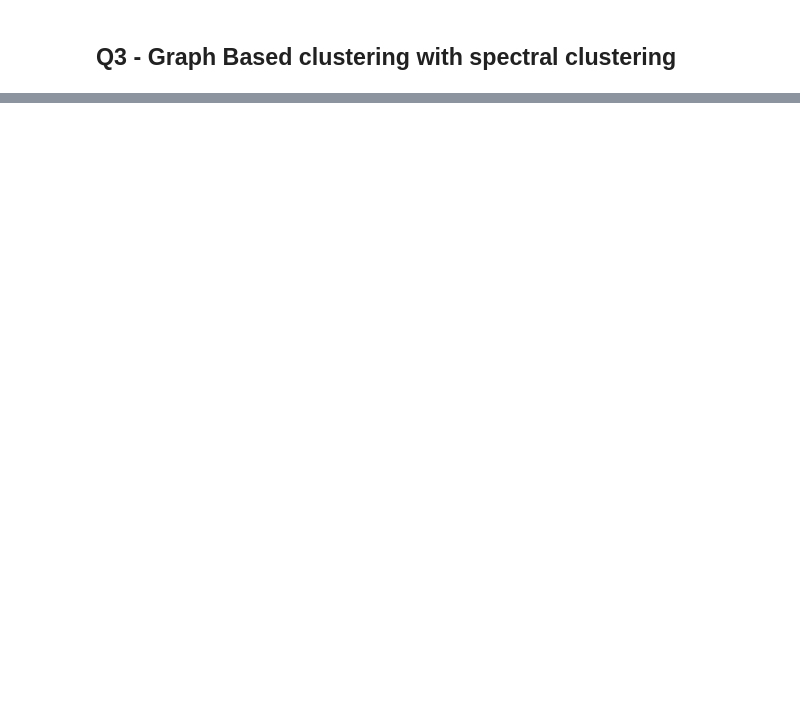
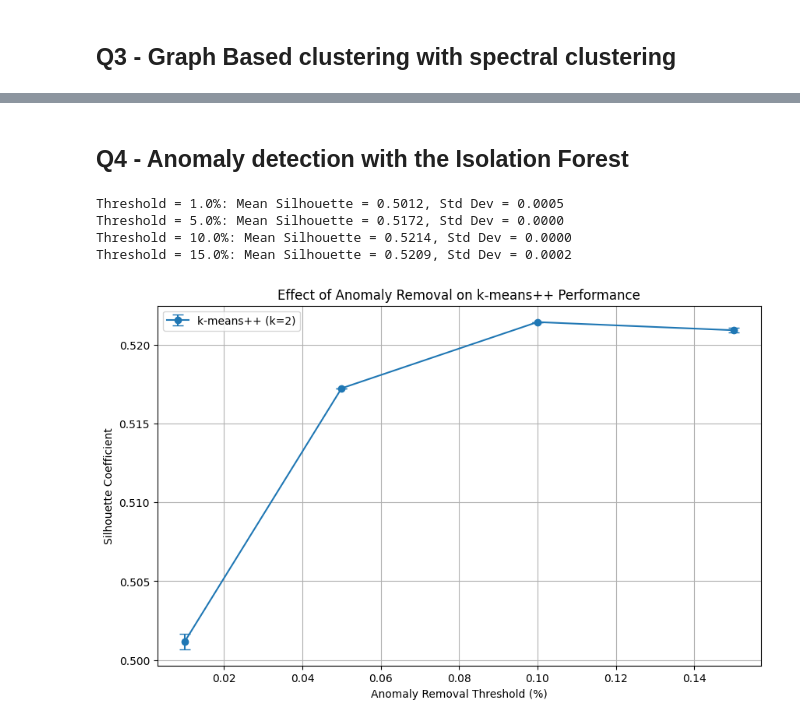
Before and after one commit to REGATTE/DMT_project, a Jupyter notebook: Phase - 2/AshokKumar_DanShay_Phase2_submission.ipynb, the cells around one changed output, grey strips where cells are left out. Cells and saved outputs as stored; diff of their text form; code cells hidden in the pictures; blank space fills up the shorter version.

```diff
--- a/Phase - 2/AshokKumar_DanShay_Phase2_submission.ipynb
+++ b/Phase - 2/AshokKumar_DanShay_Phase2_submission.ipynb
@@ -510,0 +740,2 @@ ValueError: x and y must have same first dimension, but have shapes (5,) and (4,
+# %% [markdown]
+## Q4 - Anomaly detection with the Isolation Forest
@@ -510,0 +850,49 @@ ValueError: x and y must have same first dimension, but have shapes (5,) and (4,
+# %%
+def evaluate_kmeans_with_anomalies(X, thresholds, k=2, init_method='kmeans++', n_runs=10):
+    """
+    Evaluate k-means with k=2 after removing anomalies based on Isolation Forest.
+    """
+    results = []
+    for threshold in thresholds:
+        silhouette_scores = []
+        for _ in range(n_runs):
+            # Remove anomalies
+            scores = compute_anomaly_scores(trees, X, sample_size)
+            filtered_data = filter_anomalies(X, scores, threshold)
+
+            # Perform k-means clustering
+            labels, _ = kmeans(filtered_data, k, init_method)
+            n_clusters = len(np.unique(labels))
+            if n_clusters > 1:  # Silhouette score requires at least 2 clusters
+                score = silhouette_score(filtered_data, labels)
+                silhouette_scores.append(score)
+
+        mean_score = np.mean(silhouette_scores)
+        std_score = np.std(silhouette_scores)
+        results.append((mean_score, std_score))
+        print(f"Threshold = {threshold*100:.1f}%: Mean Silhouette = {mean_score:.4f}, Std Dev = {std_score:.4f}")
+    return results
+# %%
+def plot_results(thresholds, results):
+    means = [r[0] for r in results]
+    stds = [r[1] for r in results]
+
+    plt.figure(figsize=(10, 6))
+    plt.errorbar(thresholds, means, yerr=stds, fmt='o-', capsize=5, label='k-means++ (k=2)')
+    plt.xlabel("Anomaly Removal Threshold (%)")
+    plt.ylabel("Silhouette Coefficient")
+    plt.title("Effect of Anomaly Removal on k-means++ Performance")
+    plt.legend()
+    plt.grid(True)
+    plt.show()
+# %%
+thresholds = [0.01, 0.05, 0.10, 0.15]
+trees, sample_size = fit_isolation_forest(X_scaled, n_estimators=50, max_samples=64)
+results = evaluate_kmeans_with_anomalies(X_scaled, thresholds, k=2)
+plot_results(thresholds, results)
+# %% [output]
+Threshold = 1.0%: Mean Silhouette = 0.5012, Std Dev = 0.0005
+Threshold = 5.0%: Mean Silhouette = 0.5172, Std Dev = 0.0000
+Threshold = 10.0%: Mean Silhouette = 0.5214, Std Dev = 0.0000
+Threshold = 15.0%: Mean Silhouette = 0.5209, Std Dev = 0.0002
+[figure, added]
```
Also changed, not shown: parts of 28 cells of this notebook.
